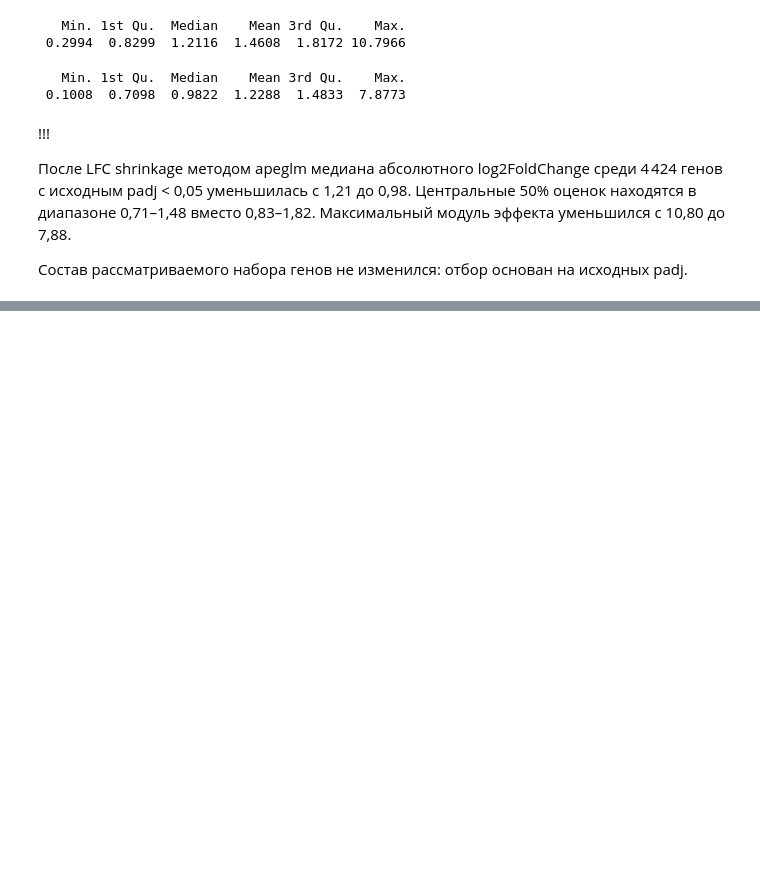
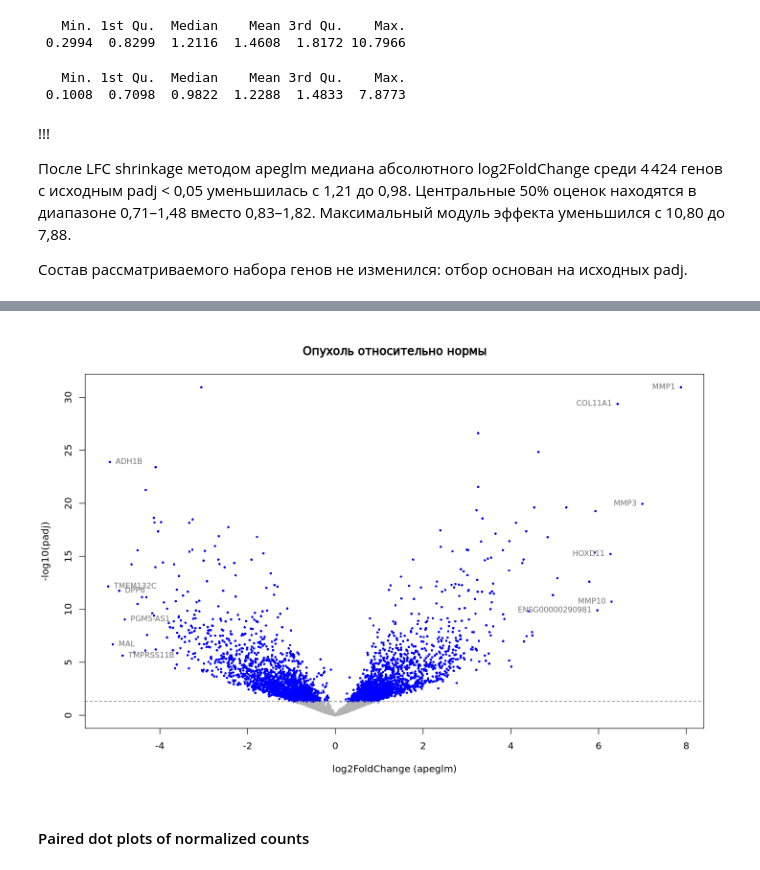
Before and after one commit to AnKraeva/esophageal-cancer-rnaseq, a Jupyter notebook: DESeq.ipynb, the cells around one changed output, grey strips where cells are left out. Cells and saved outputs as stored; diff of their text form; code cells hidden in the pictures; blank space fills up the shorter version.

```diff
--- a/DESeq.ipynb
+++ b/DESeq.ipynb
@@ -553,0 +590,34 @@ summary(abs(res_shrunk[rownames(res_sig), "log2FoldChange"]))
+# %%
+# берем только синие точки
+sig <- subset(volcano, padj < 0.05)
+
+# сортируем в порядке убывания модуля эффекта
+sig <- sig[order(abs(sig$log2FC), decreasing = TRUE), ]
+
+# берём первые пять генов каждого направления
+top_genes <- rbind(
+  head(subset(sig, log2FC < 0), 6),
+  head(subset(sig, log2FC > 0), 6)
+)
+
+# добавляем обозначения генов
+top_genes$gene_name <- annotation$gene_name[
+  match(top_genes$gene_id, annotation$gene_id)
+]
+# %%
+# рисуем график
+plot(y ~ log2FC, data = volcano,
+     col = ifelse(volcano$padj < 0.05, "blue", "grey70"),
+     pch = 16, cex = 0.55,
+     xlab = "log2FoldChange (apeglm)", ylab = "-log10(padj)",
+     main = "Опухоль относительно нормы")
+abline(h = -log10(0.05), lty = 2, col = "grey40")
+
+# подписываем шесть выбранных точек
+with(top_genes, text(log2FC, y, labels = gene_name,
+                     pos = ifelse(log2FC < 0, 4, 2),
+                     cex = 0.8, col = "grey45"))
+# %% [output]
+[figure, added]
+# %% [markdown]
+#### Paired dot plots of normalized counts
```
Also changed, not shown: parts of 9 cells of this notebook, 1 other file.
